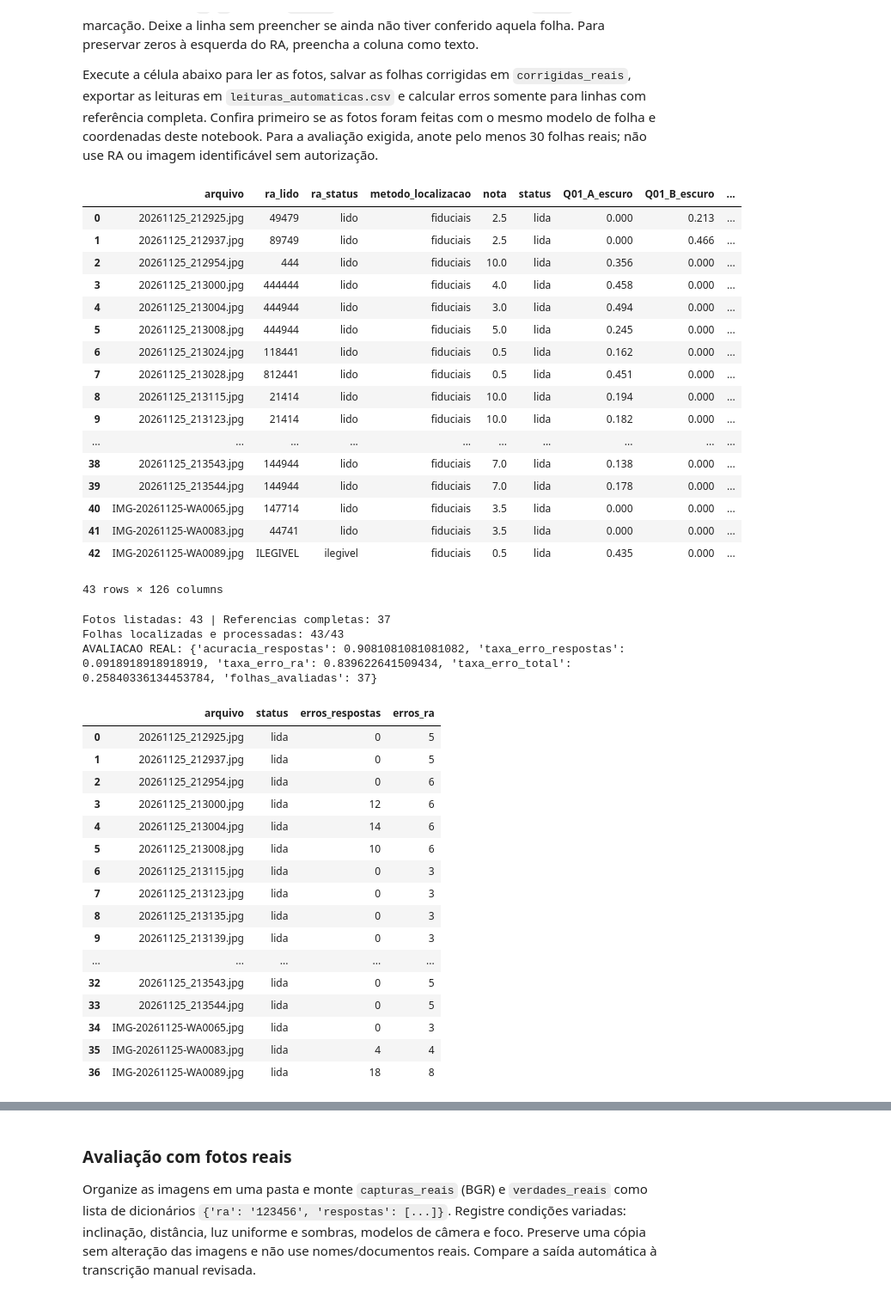
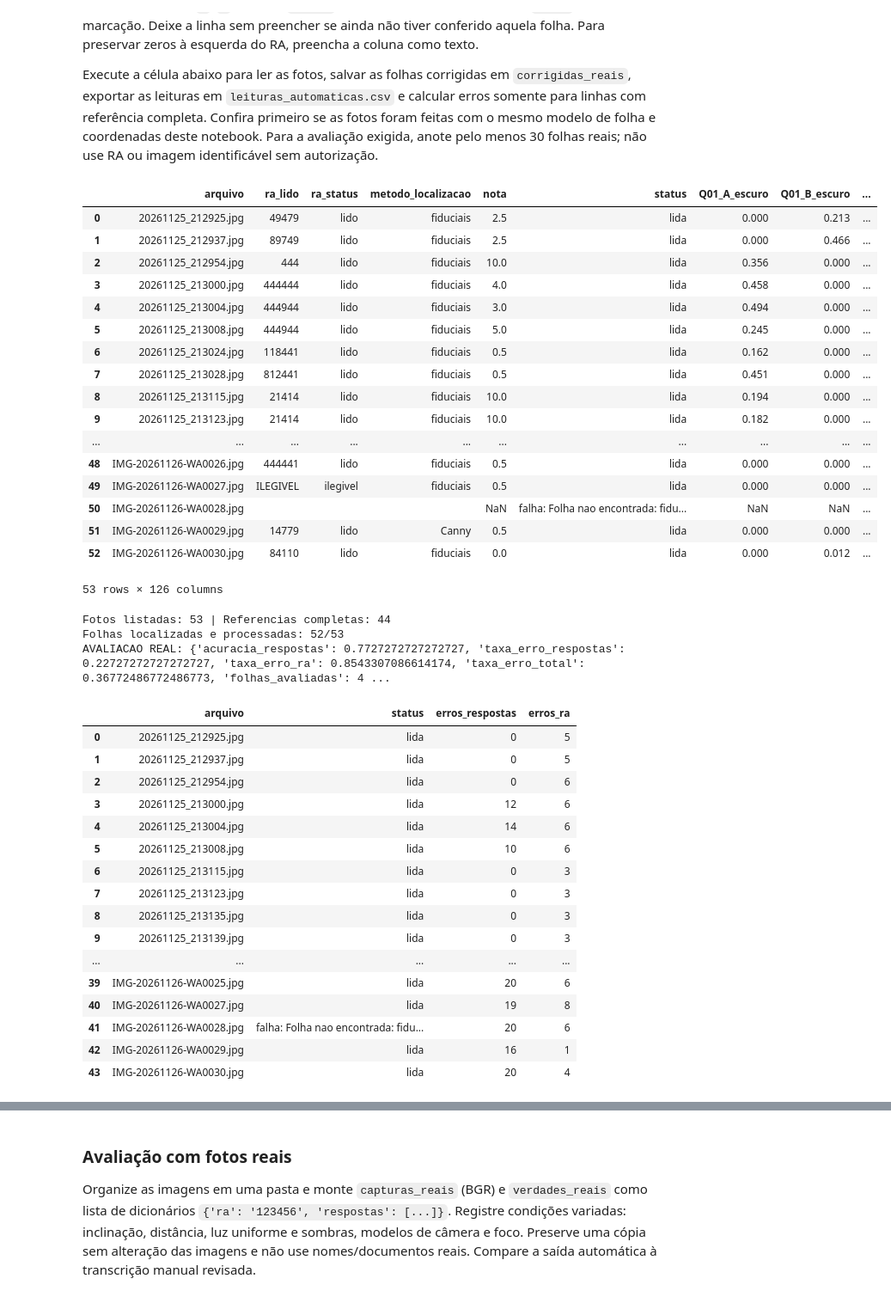
Before and after one commit to JRanolfi/OCR-Gabarito, a Jupyter notebook: omr_corretor_provas.ipynb, the cells around one changed output, grey strips where cells are left out. Shown at 86% size. Cells and saved outputs as stored; diff of their text form; code cells hidden in the pictures.

Commit message:
Feat: Mais fotos

```diff
--- a/omr_corretor_provas.ipynb
+++ b/omr_corretor_provas.ipynb
@@ -471,7 +471,18 @@ col_questoes = [f'Q{i:02d}' for i in range(1, N_QUESTOES+1)]
 for _, linha in df_gt_real.iterrows():
     nome = str(linha['arquivo']).strip()
     caminho = PASTA_FOTOS / nome
-    img = cv2.imread(str(caminho))
+    if not caminho.is_file():
+        img = None
+        erro_abertura = f'arquivo nao encontrado: {caminho.resolve()}'
+    else:
+        # fromfile + imdecode funciona melhor que imread em caminhos Windows com acentos.
+        try:
+            dados_img = np.fromfile(str(caminho), dtype=np.uint8)
+            img = cv2.imdecode(dados_img, cv2.IMREAD_COLOR)
+            erro_abertura = 'arquivo existe, mas nao foi possivel decodificar a imagem (formato ou arquivo corrompido)'
+        except Exception as erro:
+            img = None
+            erro_abertura = f'falha ao ler o arquivo: {erro}'
     respostas_gt = [str(linha[q]).strip().upper() for q in col_questoes]
     ra_gt = str(linha['ra']).strip()
     referencia_completa = bool(ra_gt) and all(a in OPCOES+['BRANCO','DUPLA'] for a in respostas_gt)
@@ -480,7 +491,7 @@ for _, linha in df_gt_real.iterrows():
     r = None
     try:
         if img is None:
-            raise ValueError('imagem nao pode ser aberta')
+            raise ValueError(erro_abertura)
         r, _, _, _ = processar_foto(img)
         respostas_lidas = r['respostas']
         registro.update({'ra_lido': r['ra'], 'ra_status': r['ra_status'], 'metodo_localizacao': r['metodo_localizacao'], 'nota': r['nota'], 'status': 'lida'})
@@ -506,42 +517,42 @@ for _, linha in df_gt_real.iterrows():
         detalhes_reais.append({'arquivo':nome,'status':registro['status'],'erros_respostas':erro_resp,'erros_ra':erro_ra})
 
 df_leituras_reais = pd.DataFrame(leituras)
 df_leituras_reais.to_csv('leituras_automaticas.csv', index=False, encoding='utf-8-sig')
 display(df_leituras_reais)
 print(f"Fotos listadas: {len(df_gt_real)} | Referencias completas: {len(detalhes_reais)}")
 print(f"Folhas localizadas e processadas: {(df_leituras_reais['status'] == 'lida').sum()}/{len(df_leituras_reais)}")
 if detalhes_reais:
     resumo_real={'acuracia_respostas':1-erros_resp_real/total_resp_real,
                  'taxa_erro_respostas':erros_resp_real/total_resp_real,
                  'taxa_erro_ra':erros_ra_real/total_ra_real,
                  'taxa_erro_total':(erros_resp_real+erros_ra_real)/(total_resp_real+total_ra_real),
                  'folhas_avaliadas':len(detalhes_reais)}
     print('AVALIACAO REAL:',resumo_real)
     display(pd.DataFrame(detalhes_reais))
 else:
     print('Preencha o gabarito_manual.csv com as respostas verdadeiras; a taxa real ainda nao pode ser calculada.')
 # %% [output]
 |  | arquivo | ra_lido | ra_status | metodo_localizacao | nota | status | Q01_A_escuro | Q01_B_escuro | ... |
 | 0 | 20261125_212925.jpg | 49479 | lido | fiduciais | 2.5 | lida | 0.000 | 0.213 | ... |
 | 1 | 20261125_212937.jpg | 89749 | lido | fiduciais | 2.5 | lida | 0.000 | 0.466 | ... |
 | 2 | 20261125_212954.jpg | 444 | lido | fiduciais | 10.0 | lida | 0.356 | 0.000 | ... |
 | 3 | 20261125_213000.jpg | 444444 | lido | fiduciais | 4.0 | lida | 0.458 | 0.000 | ... |
 | 4 | 20261125_213004.jpg | 444944 | lido | fiduciais | 3.0 | lida | 0.494 | 0.000 | ... |
 | 5 | 20261125_213008.jpg | 444944 | lido | fiduciais | 5.0 | lida | 0.245 | 0.000 | ... |
 | 6 | 20261125_213024.jpg | 118441 | lido | fiduciais | 0.5 | lida | 0.162 | 0.000 | ... |
 | 7 | 20261125_213028.jpg | 812441 | lido | fiduciais | 0.5 | lida | 0.451 | 0.000 | ... |
 | 8 | 20261125_213115.jpg | 21414 | lido | fiduciais | 10.0 | lida | 0.194 | 0.000 | ... |
 | 9 | 20261125_213123.jpg | 21414 | lido | fiduciais | 10.0 | lida | 0.182 | 0.000 | ... |
 | ... | ... | ... | ... | ... | ... | ... | ... | ... | ... |
-| 38 | 20261125_213543.jpg | 144944 | lido | fiduciais | 7.0 | lida | 0.138 | 0.000 | ... |
-| 39 | 20261125_213544.jpg | 144944 | lido | fiduciais | 7.0 | lida | 0.178 | 0.000 | ... |
-| 40 | IMG-20261125-WA0065.jpg | 147714 | lido | fiduciais | 3.5 | lida | 0.000 | 0.000 | ... |
-| 41 | IMG-20261125-WA0083.jpg | 44741 | lido | fiduciais | 3.5 | lida | 0.000 | 0.000 | ... |
-| 42 | IMG-20261125-WA0089.jpg | ILEGIVEL | ilegivel | fiduciais | 0.5 | lida | 0.435 | 0.000 | ... |
+| 48 | IMG-20261126-WA0026.jpg | 444441 | lido | fiduciais | 0.5 | lida | 0.000 | 0.000 | ... |
+| 49 | IMG-20261126-WA0027.jpg | ILEGIVEL | ilegivel | fiduciais | 0.5 | lida | 0.000 | 0.000 | ... |
+| 50 | IMG-20261126-WA0028.jpg |  |  |  | NaN | falha: Folha nao encontrada: fidu... | NaN | NaN | ... |
+| 51 | IMG-20261126-WA0029.jpg | 14779 | lido | Canny | 0.5 | lida | 0.000 | 0.000 | ... |
+| 52 | IMG-20261126-WA0030.jpg | 84110 | lido | fiduciais | 0.0 | lida | 0.000 | 0.012 | ... |
-43 rows × 126 columns
+53 rows × 126 columns
-Fotos listadas: 43 | Referencias completas: 37
-Folhas localizadas e processadas: 43/43
-AVALIACAO REAL: {'acuracia_respostas': 0.9081081081081082, 'taxa_erro_respostas': 0.0918918918918919, 'taxa_erro_ra': 0.839622641509434, 'taxa_erro_total': 0.25840336134453784, 'folhas_avaliadas': 37}
+Fotos listadas: 53 | Referencias completas: 44
+Folhas localizadas e processadas: 52/53
+AVALIACAO REAL: {'acuracia_respostas': 0.7727272727272727, 'taxa_erro_respostas': 0.22727272727272727, 'taxa_erro_ra': 0.8543307086614174, 'taxa_erro_total': 0.36772486772486773, 'folhas_avaliadas': 4 ...
 |  | arquivo | status | erros_respostas | erros_ra |
 | 0 | 20261125_212925.jpg | lida | 0 | 5 |
 | 1 | 20261125_212937.jpg | lida | 0 | 5 |
@@ -554,8 +565,8 @@ AVALIACAO REAL: {'acuracia_respostas': 0.9081081081081082, 'taxa_erro_respostas'
 | 8 | 20261125_213135.jpg | lida | 0 | 3 |
 | 9 | 20261125_213139.jpg | lida | 0 | 3 |
 | ... | ... | ... | ... | ... |
-| 32 | 20261125_213543.jpg | lida | 0 | 5 |
-| 33 | 20261125_213544.jpg | lida | 0 | 5 |
-| 34 | IMG-20261125-WA0065.jpg | lida | 0 | 3 |
-| 35 | IMG-20261125-WA0083.jpg | lida | 4 | 4 |
-| 36 | IMG-20261125-WA0089.jpg | lida | 18 | 8 |
+| 39 | IMG-20261126-WA0025.jpg | lida | 20 | 6 |
+| 40 | IMG-20261126-WA0027.jpg | lida | 19 | 8 |
+| 41 | IMG-20261126-WA0028.jpg | falha: Folha nao encontrada: fidu... | 20 | 6 |
+| 42 | IMG-20261126-WA0029.jpg | lida | 16 | 1 |
+| 43 | IMG-20261126-WA0030.jpg | lida | 20 | 4 |
```
Also changed, not shown: parts of 1 cell of this notebook, 22 other files.
